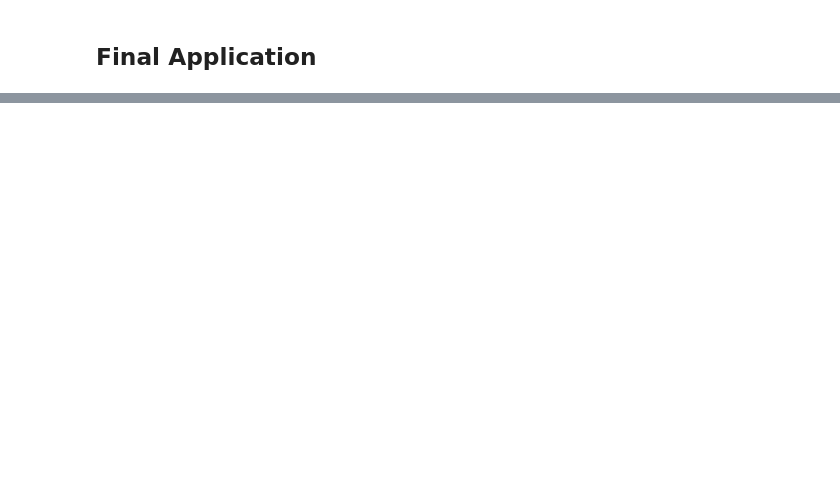
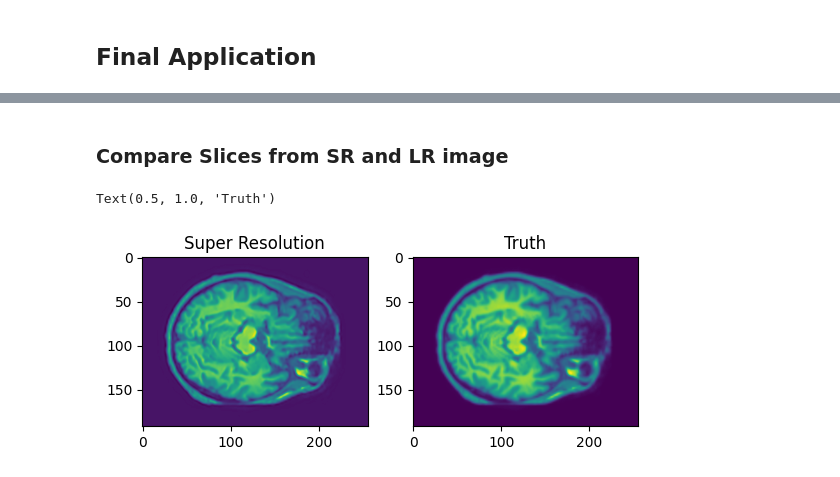
Before and after one commit to Lawreros/Super-Resolution, a Jupyter notebook: SCN/main.ipynb, the cells around one changed output, grey strips where cells are left out. Drawn from its saved outputs; the diff is of its cells as text; code cells hidden in the pictures; blank space fills up the shorter version.

```diff
--- a/SCN/main.ipynb
+++ b/SCN/main.ipynb
@@ -688,0 +820,11 @@ axs[1].set_title('RMSE: SR - BiC')
+# %% [markdown]
+### Compare Slices from SR and LR image
+# %%
+fig, axs = plt.subplots(1, 2)
+axs[0].imshow(im_h_sr)
+axs[0].set_title('Super Resolution')
+axs[1].imshow(sr.load_image(sr.LR_files[-1]))
+axs[1].set_title('Truth')
+# %% [output]
+Text(0.5, 1.0, 'Truth')
+[figure, added]
```
Also changed, not shown: parts of 28 cells of this notebook, 3 other files.
